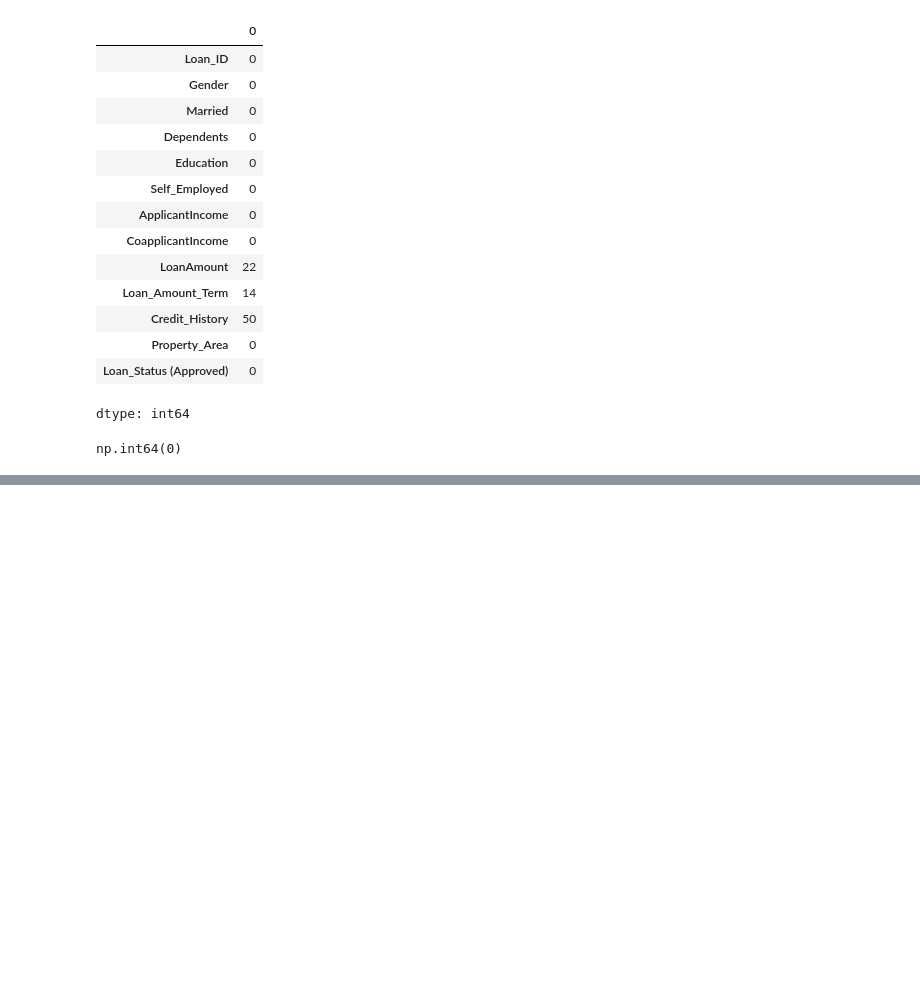
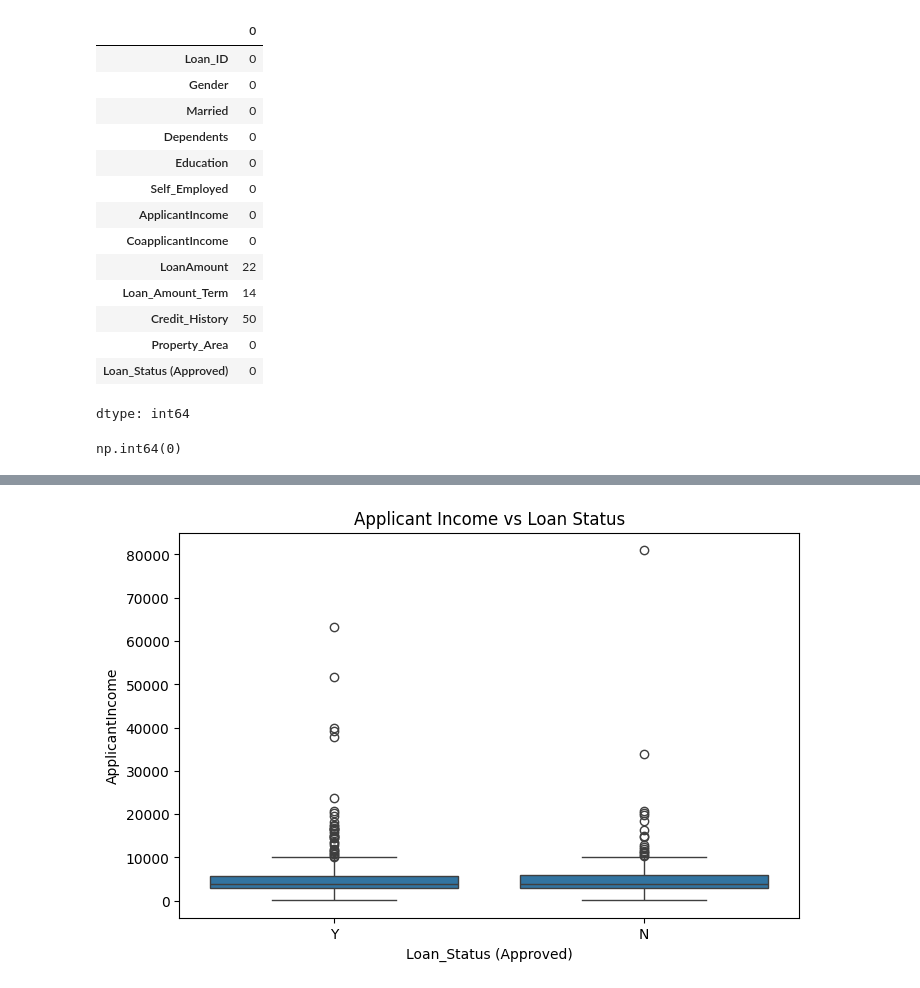
Before and after one commit to asiddiqha/ML_Practice, a Jupyter notebook: FeatureEngineering.ipynb, the cells around one changed output, grey strips where cells are left out. Saved outputs shown, nothing was run; the diff lists cells and outputs as text; code cells hidden in the pictures; blank space fills up the shorter version.

```diff
--- a/FeatureEngineering.ipynb
+++ b/FeatureEngineering.ipynb
@@ -126,0 +148,9 @@ df['Gender'] = df['Gender'].str.lower()
+# %%
+## Income vs Loan status
+
+plt.figure(figsize=(8,5))
+sns.boxplot(x="Loan_Status (Approved)", y="ApplicantIncome", data=df)
+plt.title("Applicant Income vs Loan Status")
+plt.show()
+# %% [output]
+[figure, added]
```
Also changed, not shown: parts of 9 cells of this notebook.
